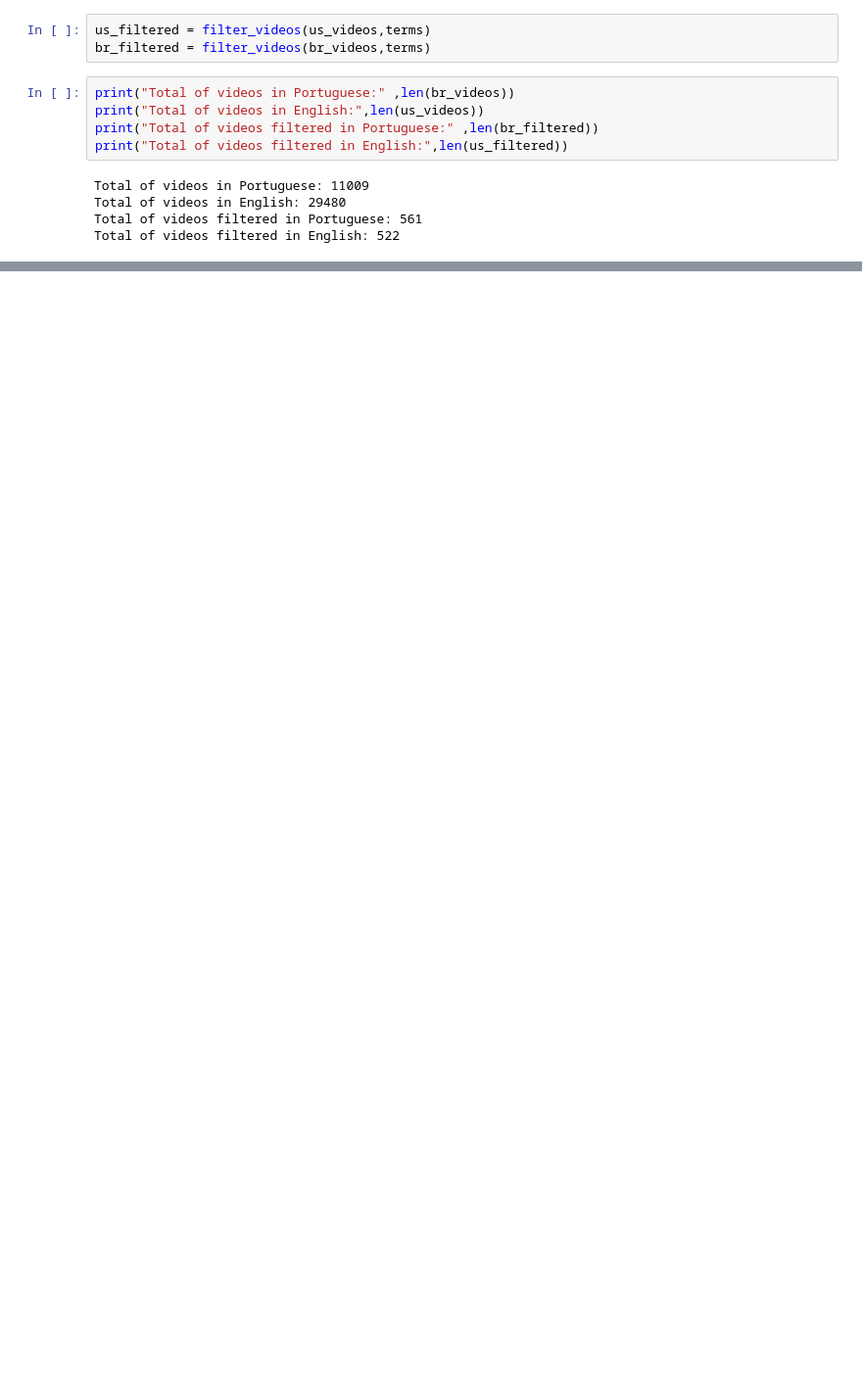
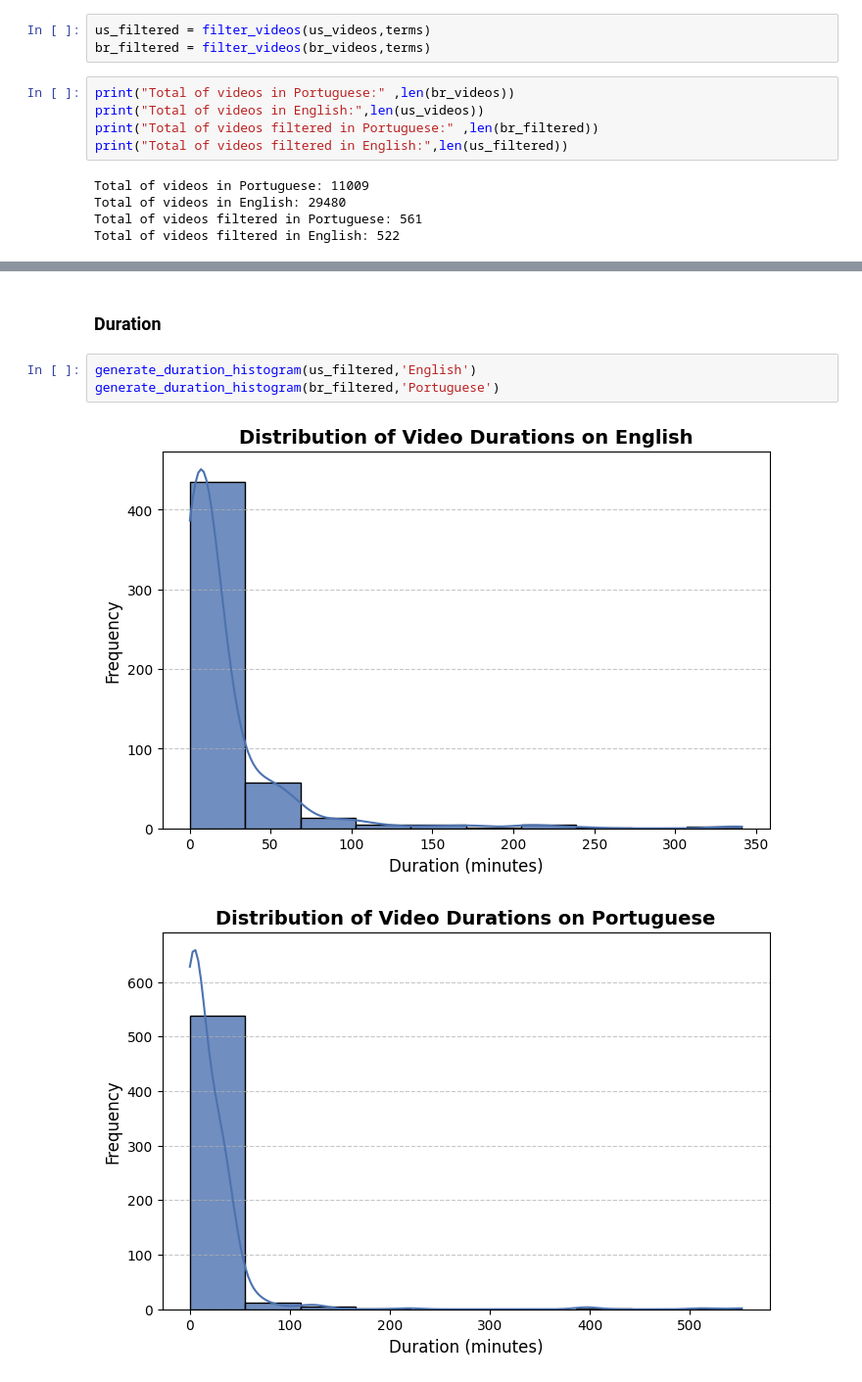
Before and after one commit to Giovana2ma/Opinion-mining, a Jupyter notebook: eda.ipynb, the cells around one changed output, grey strips where cells are left out. Shown at 98% size. Saved outputs shown, nothing was run; the diff lists cells and outputs as text; blank space fills up the shorter version.

```diff
--- a/eda.ipynb
+++ b/eda.ipynb
@@ -52,0 +58,8 @@ generate_wordcloud(br_filtered)
+# %% [markdown]
+### Duration
+# %%
+generate_duration_histogram(us_filtered,'English')
+generate_duration_histogram(br_filtered,'Portuguese')
+# %% [output]
+[figure, added]
+[figure, added]
```
Also changed, not shown: parts of 8 cells of this notebook, 1 other file.
